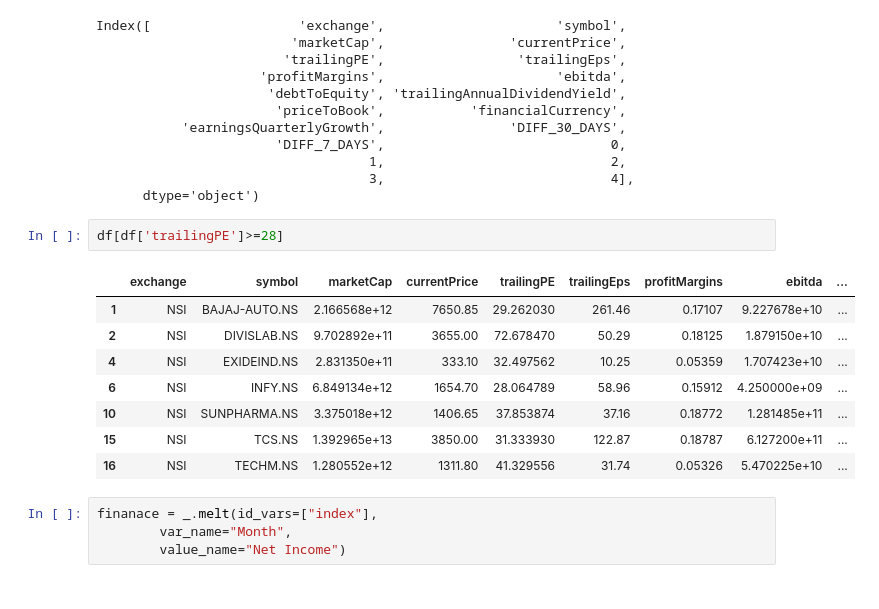
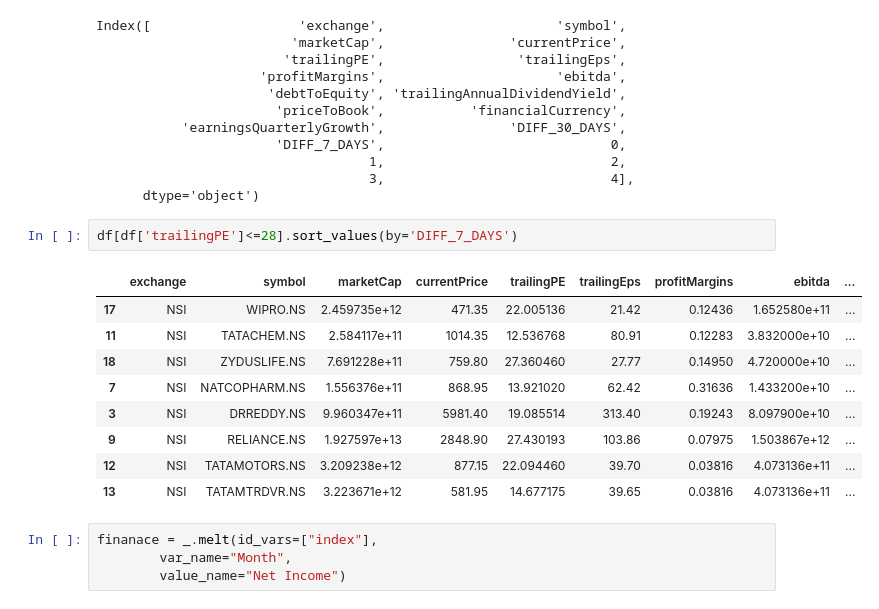
Before and after one commit to illliyas/Machine-Learning, a Jupyter notebook: nselib.ipynb, the cells around one changed output. Saved outputs shown, nothing was run; the diff lists cells and outputs as text.

```diff
--- a/nselib.ipynb
+++ b/nselib.ipynb
@@ -93,16 +93,17 @@ Index([                   'exchange',                      'symbol',
                                    3,                             4],
       dtype='object')
 # %%
-df[df['trailingPE']>=28]
+df[df['trailingPE']<=28].sort_values(by='DIFF_7_DAYS')
 # %% [output]
 |  | exchange | symbol | marketCap | currentPrice | trailingPE | trailingEps | profitMargins | ebitda | ... |
-| 1 | NSI | BAJAJ-AUTO.NS | 2.166568e+12 | 7650.85 | 29.262030 | 261.46 | 0.17107 | 9.227678e+10 | ... |
-| 2 | NSI | DIVISLAB.NS | 9.702892e+11 | 3655.00 | 72.678470 | 50.29 | 0.18125 | 1.879150e+10 | ... |
-| 4 | NSI | EXIDEIND.NS | 2.831350e+11 | 333.10 | 32.497562 | 10.25 | 0.05359 | 1.707423e+10 | ... |
-| 6 | NSI | INFY.NS | 6.849134e+12 | 1654.70 | 28.064789 | 58.96 | 0.15912 | 4.250000e+09 | ... |
-| 10 | NSI | SUNPHARMA.NS | 3.375018e+12 | 1406.65 | 37.853874 | 37.16 | 0.18772 | 1.281485e+11 | ... |
-| 15 | NSI | TCS.NS | 1.392965e+13 | 3850.00 | 31.333930 | 122.87 | 0.18787 | 6.127200e+11 | ... |
-| 16 | NSI | TECHM.NS | 1.280552e+12 | 1311.80 | 41.329556 | 31.74 | 0.05326 | 5.470225e+10 | ... |
+| 17 | NSI | WIPRO.NS | 2.459735e+12 | 471.35 | 22.005136 | 21.42 | 0.12436 | 1.652580e+11 | ... |
+| 11 | NSI | TATACHEM.NS | 2.584117e+11 | 1014.35 | 12.536768 | 80.91 | 0.12283 | 3.832000e+10 | ... |
+| 18 | NSI | ZYDUSLIFE.NS | 7.691228e+11 | 759.80 | 27.360460 | 27.77 | 0.14950 | 4.720000e+10 | ... |
+| 7 | NSI | NATCOPHARM.NS | 1.556376e+11 | 868.95 | 13.921020 | 62.42 | 0.31636 | 1.433200e+10 | ... |
+| 3 | NSI | DRREDDY.NS | 9.960347e+11 | 5981.40 | 19.085514 | 313.40 | 0.19243 | 8.097900e+10 | ... |
+| 9 | NSI | RELIANCE.NS | 1.927597e+13 | 2848.90 | 27.430193 | 103.86 | 0.07975 | 1.503867e+12 | ... |
+| 12 | NSI | TATAMOTORS.NS | 3.209238e+12 | 877.15 | 22.094460 | 39.70 | 0.03816 | 4.073136e+11 | ... |
+| 13 | NSI | TATAMTRDVR.NS | 3.223671e+12 | 581.95 | 14.677175 | 39.65 | 0.03816 | 4.073136e+11 | ... |
 # %%
 finanace = _.melt(id_vars=["index"],
         var_name="Month",
```
